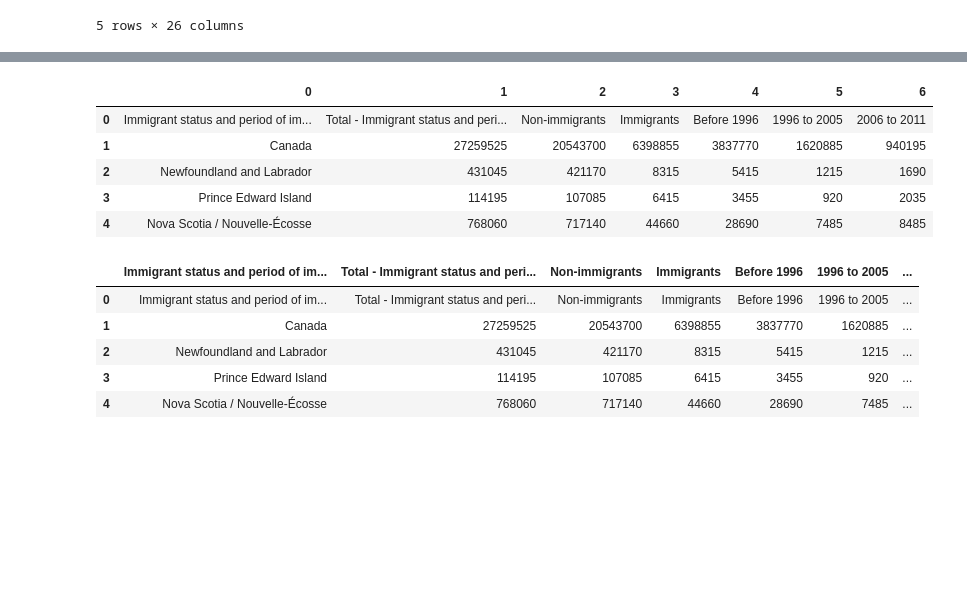
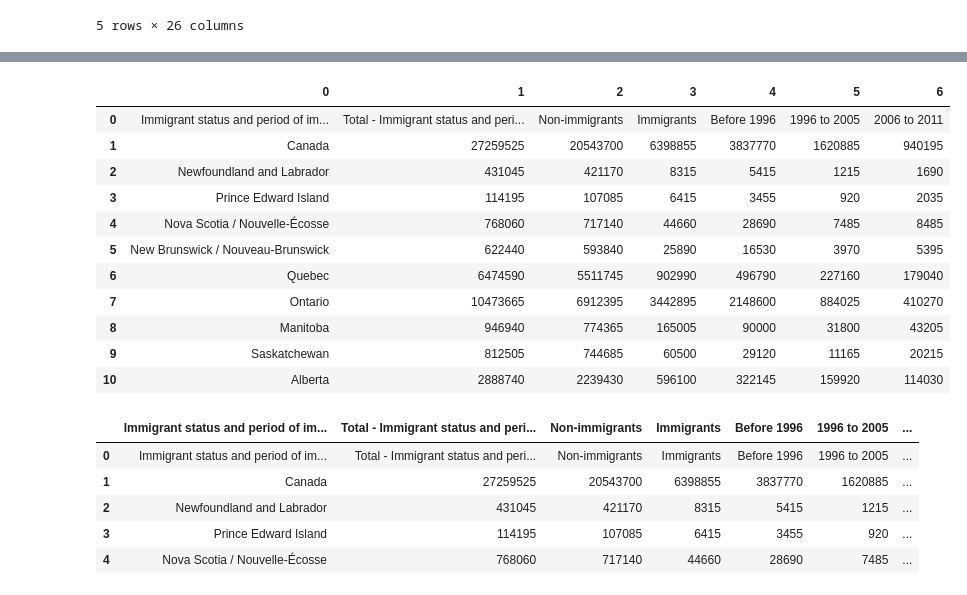
Before and after one commit to hunainmuneer/housing-crisis-in-canada, a Jupyter notebook: canada-housing-crisis/notebooks/house_price_vs_num_of_immigrants.ipynb, the cells around one changed output, grey strips where cells are left out. Drawn from its saved outputs; the diff is of its cells as text; code cells hidden in the pictures; blank space fills up the shorter version.

```diff
--- a/canada-housing-crisis/notebooks/house_price_vs_num_of_immigrants.ipynb
+++ b/canada-housing-crisis/notebooks/house_price_vs_num_of_immigrants.ipynb
@@ -129,15 +129,21 @@ immigration_data.head()
 # %%
 # The index is not correct so we will drop it from the dataset
 
 immigration_data.reset_index(drop= True, inplace= True)
-immigration_data.head()
+immigration_data.head(11)
 # %% [output]
 |  | 0 | 1 | 2 | 3 | 4 | 5 | 6 |
 | 0 | Immigrant status and period of im... | Total - Immigrant status and peri... | Non-immigrants | Immigrants | Before 1996 | 1996 to 2005 | 2006 to 2011 |
 | 1 | Canada | 27259525 | 20543700 | 6398855 | 3837770 | 1620885 | 940195 |
 | 2 | Newfoundland and Labrador | 431045 | 421170 | 8315 | 5415 | 1215 | 1690 |
 | 3 | Prince Edward Island | 114195 | 107085 | 6415 | 3455 | 920 | 2035 |
 | 4 | Nova Scotia / Nouvelle-Écosse | 768060 | 717140 | 44660 | 28690 | 7485 | 8485 |
+| 5 | New Brunswick / Nouveau-Brunswick | 622440 | 593840 | 25890 | 16530 | 3970 | 5395 |
+| 6 | Quebec | 6474590 | 5511745 | 902990 | 496790 | 227160 | 179040 |
+| 7 | Ontario | 10473665 | 6912395 | 3442895 | 2148600 | 884025 | 410270 |
+| 8 | Manitoba | 946940 | 774365 | 165005 | 90000 | 31800 | 43205 |
+| 9 | Saskatchewan | 812505 | 744685 | 60500 | 29120 | 11165 | 20215 |
+| 10 | Alberta | 2888740 | 2239430 | 596100 | 322145 | 159920 | 114030 |
 # %%
 # Setting the frist row as the columns of the dataframe
 
```
Also changed, not shown: parts of 2 cells of this notebook, 3 other files.
